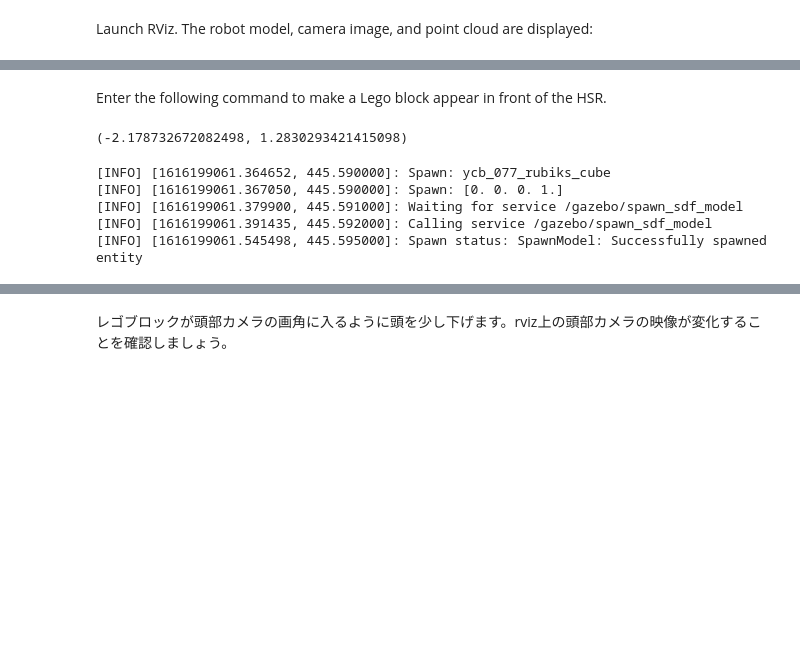
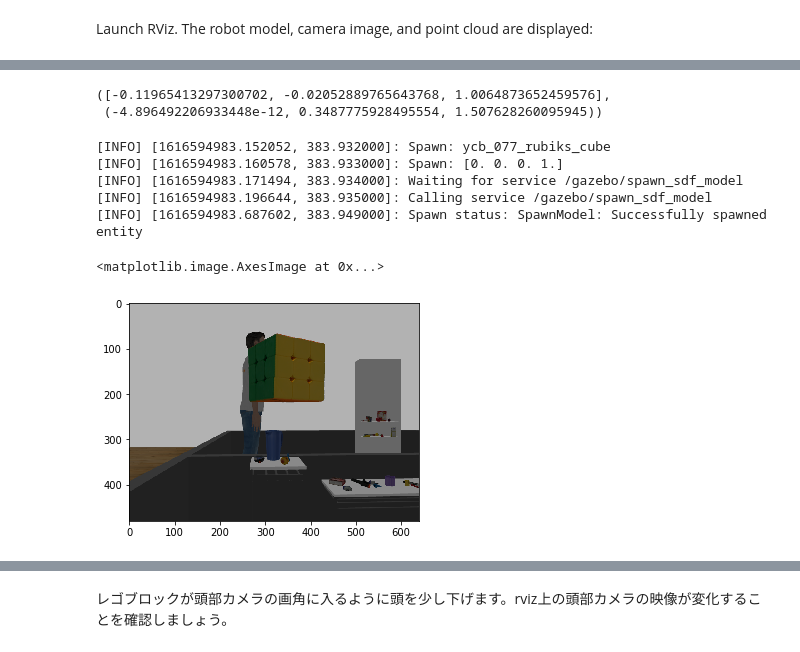
Before and after one commit to takeshi-pumas/takeshi_notebooks, a Jupyter notebook: notebooks/6_training_images_capture.ipynb, the cells around one changed output, grey strips where cells are left out. Cells and saved outputs as stored; diff of their text form; code cells hidden in the pictures; blank space fills up the shorter version.

```diff
--- a/notebooks/6_training_images_capture.ipynb
+++ b/notebooks/6_training_images_capture.ipynb
@@ -87,5 +74,3 @@ trans, euler
-# %% [markdown]
-Enter the following command to make a Lego block appear in front of the HSR.
 # %%
 def gazebo_2_world(x,y):
 
@@ -98,30 +83,45 @@ def world_2_gazebo(y_world , x_world):
     x= ( x_world - 2.1)
     y= (-y_world + 1.2)
     return (x , y)
-# %%
-world_2_gazebo(trans[0],trans[1])
-# %% [output]
-(-2.178732672082498, 1.2830293421415098)
+# %%
+trans , rot = listener.lookupTransform('/map', '/head_rgbd_sensor_gazebo_frame', rospy.Time(0))
+#trans , rot = listener.lookupTransform('/map', '/head_rgbd_sensor_link', rospy.Time(0))
+euler=tf.transformations.euler_from_quaternion(rot)
+#trans,np.rad2deg(tf.transformations.euler_from_quaternion(rot))
+trans, euler
+# %% [output]
+([-0.11965413297300702, -0.02052889765643768, 1.0064873652459576],
+ (-4.896492206933448e-12, 0.3487775928495554, 1.507628260095945))
 # %%
 
 
 #x_gaz,y_gaz=world_2_gazebo(1.15,0.02)
+deg=0
 
-
-model_name= objs[-4]
+model_name= objs[-4]   #Rubik
 
 #spawn_object("lego1", model_name, x_gaz,  y_gaz, .11, 0)
+D_to_cam= 0.2
+x_gaz,y_gaz=world_2_gazebo(0.025+trans[0]+ D_to_cam * np.cos(euler[2]), 0.01+ trans[1]+ D_to_cam * np.sin(euler[2]))
+spawn_object("rubik", model_name, x_gaz,  y_gaz,  trans[2]- D_to_cam*np.sin(euler[1]), deg)
+cap_cnt= (int) (np.rad2deg(deg))
+cap_name = "/home/oscar/Codes/roscodes/scripts_ros/imagesfromlistener/rubik_{}.png".format(cap_cnt)   ##SAVE YOUR IMAGES WHEREVER YOU WAnt
+#cap_name = "imagesfromlistener/image_from_listener_{}.png".format(cap_cnt)
 
-x_gaz,y_gaz=world_2_gazebo(trans[0],trans[1]+.75)
-spawn_object("lego2", model_name, x_gaz,  y_gaz, trans[2]-np.sin(euler[1]), 0)
 #spawn_object("lego2", model_name, x_gaz+.5,  y_gaz+.5, .11, 45)
 
 #print (x_gaz,y_gaz)
 
 #spawn_object("073-g_lego_duplo", "073-g_lego_duplo", x_gaz, y_gaz, .51, 0)
 # %% [output]
-[INFO] [1616199061.364652, 445.590000]: Spawn: ycb_077_rubiks_cube
-[INFO] [1616199061.367050, 445.590000]: Spawn: [0. 0. 0. 1.]
-[INFO] [1616199061.379900, 445.591000]: Waiting for service /gazebo/spawn_sdf_model
-[INFO] [1616199061.391435, 445.592000]: Calling service /gazebo/spawn_sdf_model
-[INFO] [1616199061.545498, 445.595000]: Spawn status: SpawnModel: Successfully spawned entity
+[INFO] [1616594983.152052, 383.932000]: Spawn: ycb_077_rubiks_cube
+[INFO] [1616594983.160578, 383.933000]: Spawn: [0. 0. 0. 1.]
+[INFO] [1616594983.171494, 383.934000]: Waiting for service /gazebo/spawn_sdf_model
+[INFO] [1616594983.196644, 383.935000]: Calling service /gazebo/spawn_sdf_model
+[INFO] [1616594983.687602, 383.949000]: Spawn status: SpawnModel: Successfully spawned entity
+# %%
+cv2_img = rgbd.get_image()
+plt.imshow(cv2_img)
+# %% [output]
+<matplotlib.image.AxesImage at 0x...>
+[figure, added]
```
Also changed, not shown: parts of 13 cells of this notebook, 3 other files.
